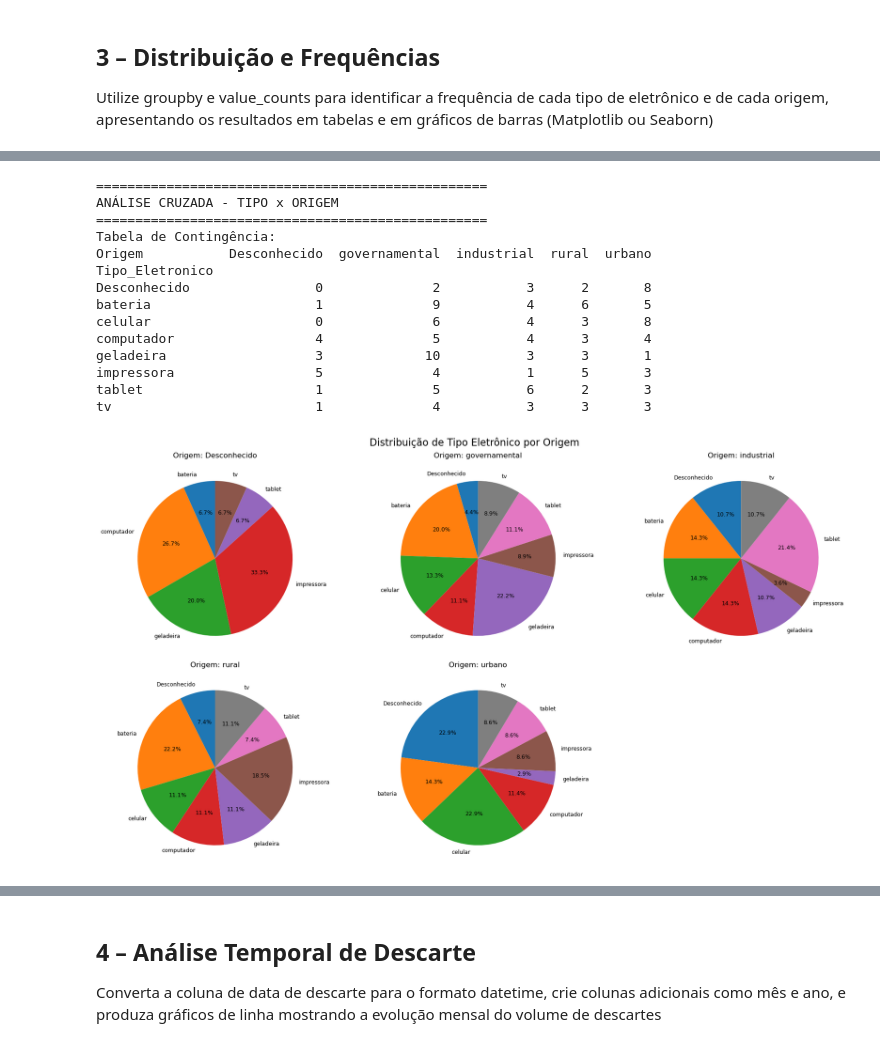
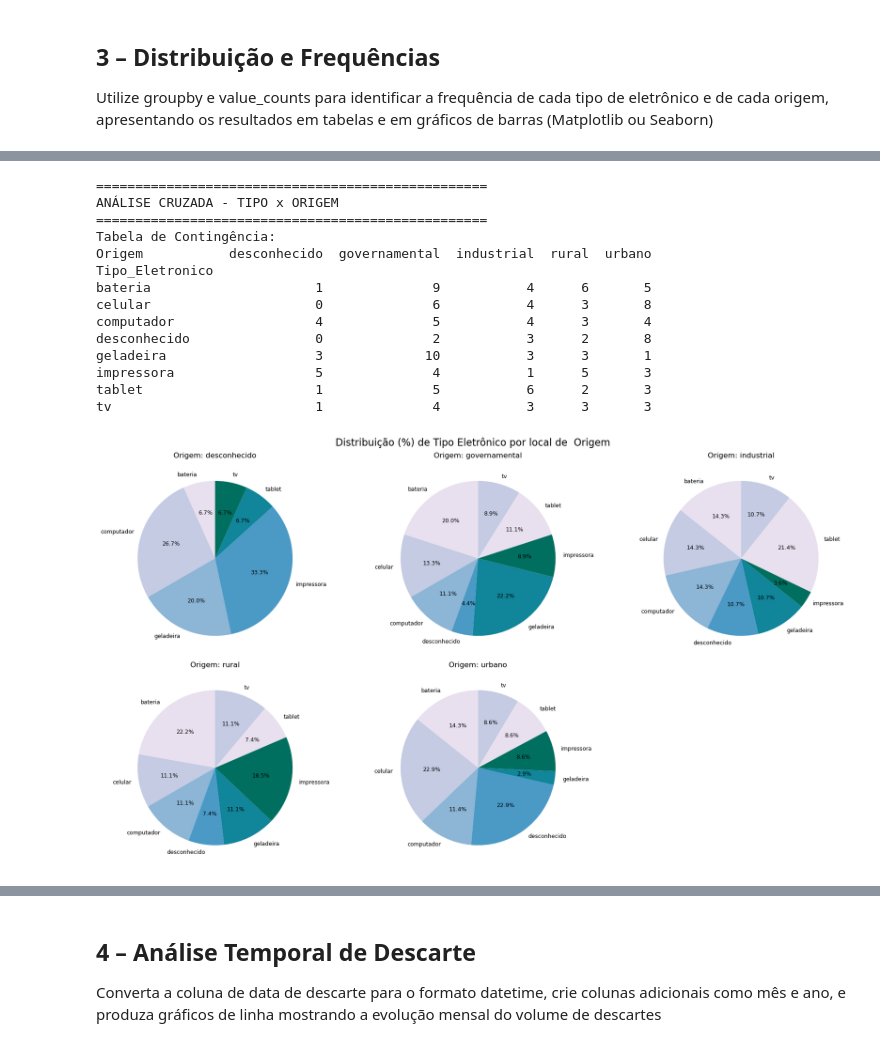
Before and after one commit to albertoakel/I2A2, a Jupyter notebook: notebook/I2A2_TAREFA6_GRUPO26_DRAFT.ipynb, the cells around one changed output, grey strips where cells are left out. Drawn from its saved outputs; the diff is of its cells as text; code cells hidden in the pictures.

```diff
--- a/notebook/I2A2_TAREFA6_GRUPO26_DRAFT.ipynb
+++ b/notebook/I2A2_TAREFA6_GRUPO26_DRAFT.ipynb
@@ -138,17 +161,0 @@ Identifique e trate valores inconsistentes (ex.: "reciclagem formal" e "Reciclag
-# %%
-# Padronização das variaveis categoricas
-df['Tipo_Eletronico'] = df['Tipo_Eletronico'].str.lower()
-df['Origem'] = df['Origem'].str.lower()
-df['Destino_Final'] = df['Destino_Final'].str.lower()
-df['Nivel_Toxico'] = df['Nivel_Toxico'].str.lower()
-df['Educacao_Ambiental'] = df['Educacao_Ambiental'].str.lower()
-
-
-df['Origem']=df['Origem'].replace({'urbana': 'urbano'})
-
-print(df['Tipo_Eletronico'].unique())
-print(df['Origem'].unique())
-print(df['Destino_Final'].unique())
-print(df['Nivel_Toxico'].unique())
-print(df['Educacao_Ambiental'].unique())
-print("Existem duplicatas?", df.duplicated().any())
@@ -329,10 +407,6 @@ Desconhecido           15           10.00
 [figure]
 # %%
-#df['Tipo_Eletronico'].value_counts().plot(kind='bar', title='Contagem por Tipo Eletrônico')
-cross_percent=pd.crosstab(df['Tipo_Eletronico'], df['Origem'],normalize='columns') * 100
-display(cross_percent.style.format('{:.1f}%'))
-
-# 4. ANÁLISE CRUZADA (GROUPBY)
+# Agrupamento: Tipo x Origem
 print("=" * 50)
 print("ANÁLISE CRUZADA - TIPO x ORIGEM")
 print("=" * 50)
@@ -343,34 +417,14 @@ print("Tabela de Contingência:")
 print(cruzamento)
 print("\n")
 
+#Transpondo a matriz a grupada para plotagem
+pivot=cruzamento.T
+n = len(pivot.index)
 
-pivot = df.groupby(['Origem','Tipo_Eletronico']).size().unstack().fillna(0)
-# pivot.plot(kind='bar', stacked=True, figsize=(10,6))
-# Criar subplots dinamicamente
-n = len(pivot.index)
 # Definir grade 2x3 (até 6 subplots)
-rows = 2
-cols = 3
-
-fig, axes = plt.subplots(rows, cols, figsize=(18, 10))
-axes = axes.flatten()  # Achatar para iterar facilmente
-
-# # Loop para criar gráficos
-# for i, origem in enumerate(pivot.index):
-#     valores = valores[valores > 0]
-
-#     valores = pivot.loc[origem]
-#     axes[i].pie(valores, labels=valores.index, autopct='%1.1f%%', startangle=90,textprops={'fontsize': 9})
-#     axes[i].set_title(f'Origem: {origem}')
-
-
-# # Remover subplots não usados
-# for j in range(n, rows*cols):
-#     fig.delaxes(axes[j])
-
-# plt.tight_layout()
-# plt.show()
-
+fig, axes = plt.subplots(2, 3, figsize=(18, 10))
+ax = axes.flatten()
+color = sns.color_palette('PuBuGn')
 
 for i, origem in enumerate(pivot.index):
     valores = pivot.loc[origem]
@@ -378,30 +432,26 @@ for i, origem in enumerate(pivot.index):
     # Remove categorias com valor 0 para evitar poluição
     valores = valores[valores > 0]
 
-    wedges, texts, autotexts = axes[i].pie(
+    wedges, texts, autotexts = ax[i].pie(
         valores,
         labels=valores.index,  # Remove labels dentro da pizza
         autopct='%1.1f%%',
         startangle=90,
+        colors=color[:len(valores)],
         textprops={'fontsize': 9}  # Ajusta tamanho do texto
     )
 
     # Título da subplot
-    axes[i].set_title(f'Origem: {origem}', fontsize=12)
-
-    # Adiciona legenda ao lado do gráfico
+    ax[i].set_title(f'Origem: {origem}', fontsize=12)
 
 # Remove eixos extras se sobrar espaço
-for j in range(n, rows * cols):
-    fig.delaxes(axes[j])
+for j in range(n, 6):
+    fig.delaxes(ax[j])
 
 # Título geral
-plt.suptitle('Distribuição de Tipo Eletrônico por Origem', fontsize=16)
+plt.suptitle('Distribuição (%) de tipo Eletrônico por local de  Origem ', fontsize=16)
 plt.tight_layout()
 plt.show()
-
-
-
 
 df.groupby('Origem')['Tipo_Eletronico'].nunique()
 
@@ -426,15 +466,15 @@ df.groupby('Origem')['Tipo_Eletronico'].nunique()
 ==================================================
 ANÁLISE CRUZADA - TIPO x ORIGEM
 ==================================================
 Tabela de Contingência:
-Origem           Desconhecido  governamental  industrial  rural  urbano
+Origem           desconhecido  governamental  industrial  rural  urbano
 Tipo_Eletronico
-Desconhecido                0              2           3      2       8
 bateria                     1              9           4      6       5
 celular                     0              6           4      3       8
 computador                  4              5           4      3       4
+desconhecido                0              2           3      2       8
 geladeira                   3             10           3      3       1
 impressora                  5              4           1      5       3
 tablet                      1              5           6      2       3
 tv                          1              4           3      3       3
-[figure, old version]
+[figure, new version]
```
Also changed, not shown: parts of 27 cells of this notebook, 1 other file.
